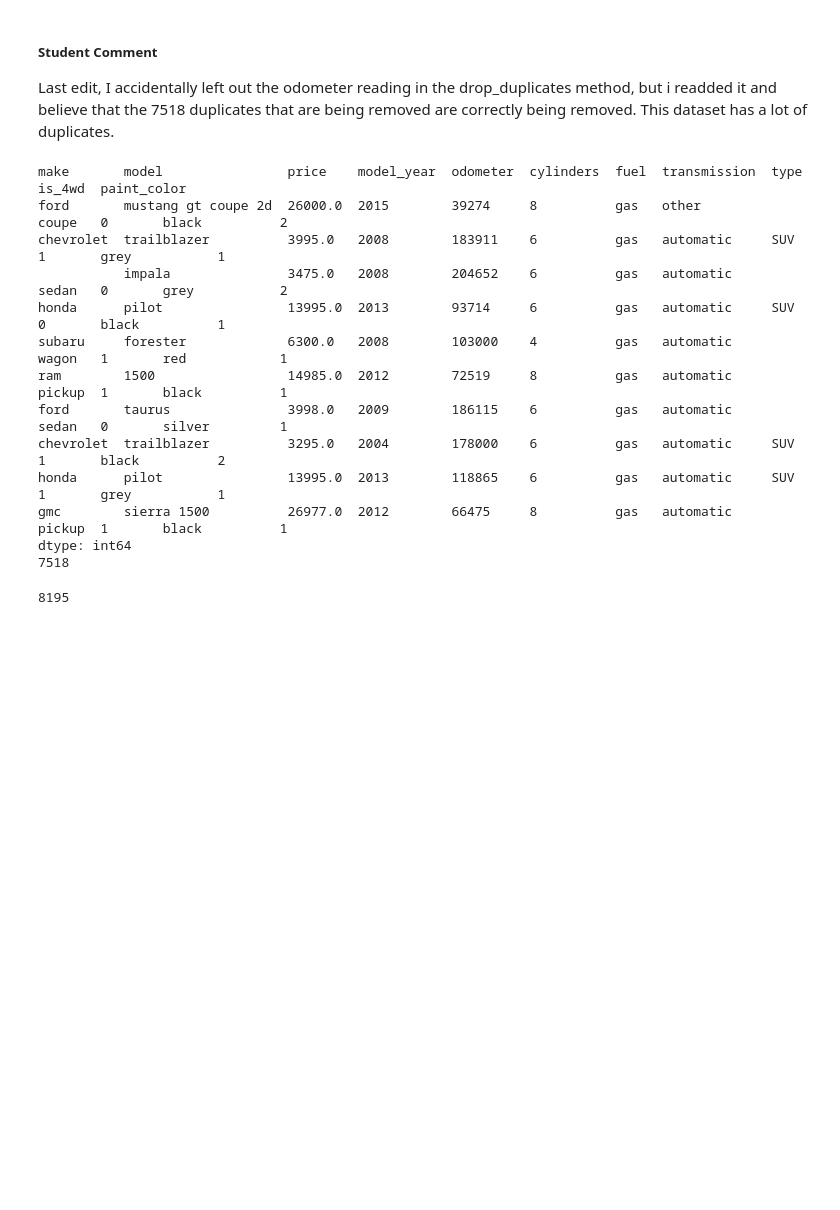
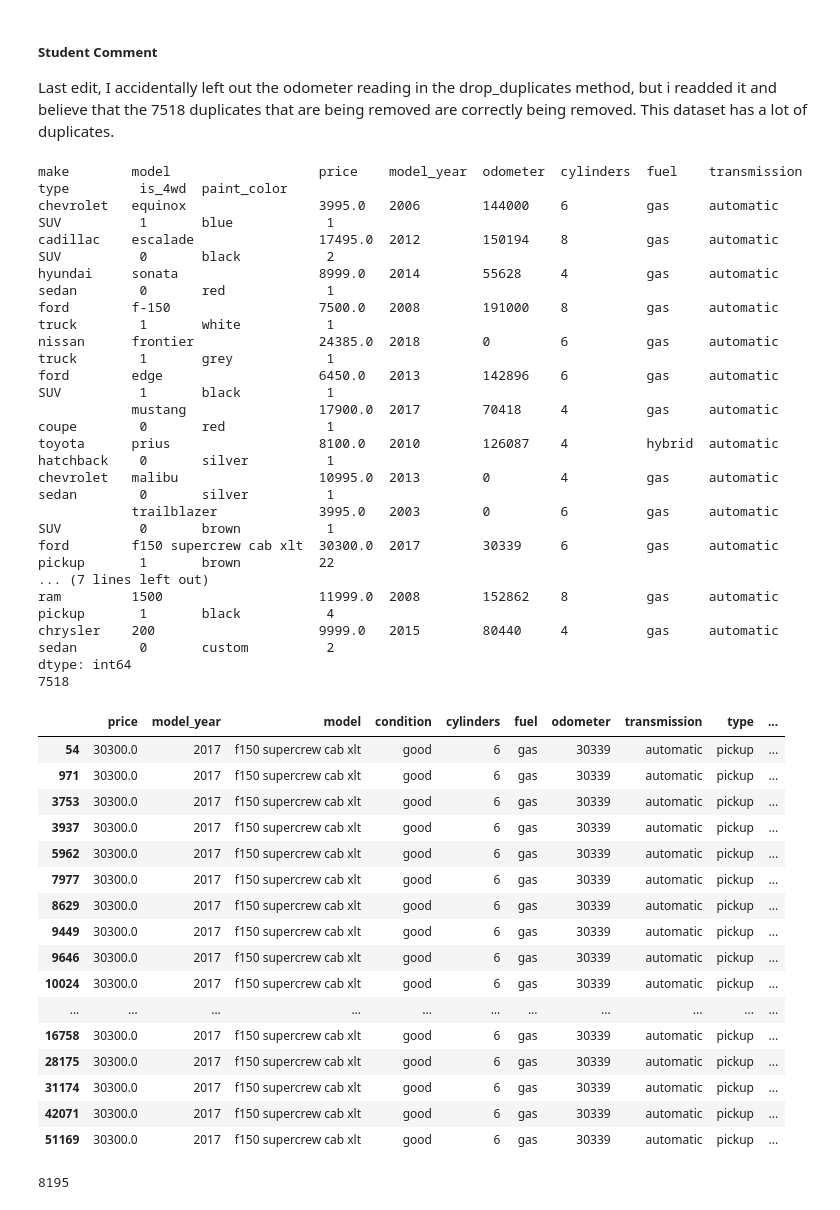
Before and after one commit to Thomas-Kulch/vehicles_project, a Jupyter notebook: notebooks/EDA.ipynb, the cells around one changed output. Cells and saved outputs as stored; diff of their text form; code cells hidden in the pictures; blank space fills up the shorter version.

Commit message:
Added duplicate research to confirm findings

```diff
--- a/notebooks/EDA.ipynb
+++ b/notebooks/EDA.ipynb
@@ -236,22 +236,47 @@ dup_value_counts = dup_rows.groupby(['make','model','price','model_year','odomet
 
 test = dup_value_counts.sum()
 
-print(dup_value_counts.sample(10))
+print(dup_value_counts.sample(20))
 print(test)
 # %% [output]
-make       model                price    model_year  odometer  cylinders  fuel  transmission  type    is_4wd  paint_color
-ford       mustang gt coupe 2d  26000.0  2015        39274     8          gas   other         coupe   0       black          2
-chevrolet  trailblazer          3995.0   2008        183911    6          gas   automatic     SUV     1       grey           1
-           impala               3475.0   2008        204652    6          gas   automatic     sedan   0       grey           2
-honda      pilot                13995.0  2013        93714     6          gas   automatic     SUV     0       black          1
-subaru     forester             6300.0   2008        103000    4          gas   automatic     wagon   1       red            1
-ram        1500                 14985.0  2012        72519     8          gas   automatic     pickup  1       black          1
-ford       taurus               3998.0   2009        186115    6          gas   automatic     sedan   0       silver         1
-chevrolet  trailblazer          3295.0   2004        178000    6          gas   automatic     SUV     1       black          2
-honda      pilot                13995.0  2013        118865    6          gas   automatic     SUV     1       grey           1
-gmc        sierra 1500          26977.0  2012        66475     8          gas   automatic     pickup  1       black          1
+make        model                   price    model_year  odometer  cylinders  fuel    transmission  type         is_4wd  paint_color
+chevrolet   equinox                 3995.0   2006        144000    6          gas     automatic     SUV          1       blue            1
+cadillac    escalade                17495.0  2012        150194    8          gas     automatic     SUV          0       black           2
+hyundai     sonata                  8999.0   2014        55628     4          gas     automatic     sedan        0       red             1
+ford        f-150                   7500.0   2008        191000    8          gas     automatic     truck        1       white           1
+nissan      frontier                24385.0  2018        0         6          gas     automatic     truck        1       grey            1
+ford        edge                    6450.0   2013        142896    6          gas     automatic     SUV          1       black           1
+            mustang                 17900.0  2017        70418     4          gas     automatic     coupe        0       red             1
+toyota      prius                   8100.0   2010        126087    4          hybrid  automatic     hatchback    0       silver          1
+chevrolet   malibu                  10995.0  2013        0         4          gas     automatic     sedan        0       silver          1
+            trailblazer             3995.0   2003        0         6          gas     automatic     SUV          0       brown           1
+ford        f150 supercrew cab xlt  30300.0  2017        30339     6          gas     automatic     pickup       1       brown          22
+... (7 lines left out)
+ram         1500                    11999.0  2008        152862    8          gas     automatic     pickup       1       black           4
+chrysler    200                     9999.0   2015        80440     4          gas     automatic     sedan        0       custom          2
 dtype: int64
 7518
+# %%
+#duplicate research
+df_raw.query('make == "ford" and model.str.contains("f150 supercrew cab xlt") and paint_color == "brown" and odometer == 30339 and price == 30300 and model_year == 2017')
+# %% [output]
+|  | price | model_year | model | condition | cylinders | fuel | odometer | transmission | type | ... |
+| 54 | 30300.0 | 2017 | f150 supercrew cab xlt | good | 6 | gas | 30339 | automatic | pickup | ... |
+| 971 | 30300.0 | 2017 | f150 supercrew cab xlt | good | 6 | gas | 30339 | automatic | pickup | ... |
+| 3753 | 30300.0 | 2017 | f150 supercrew cab xlt | good | 6 | gas | 30339 | automatic | pickup | ... |
+| 3937 | 30300.0 | 2017 | f150 supercrew cab xlt | good | 6 | gas | 30339 | automatic | pickup | ... |
+| 5962 | 30300.0 | 2017 | f150 supercrew cab xlt | good | 6 | gas | 30339 | automatic | pickup | ... |
+| 7977 | 30300.0 | 2017 | f150 supercrew cab xlt | good | 6 | gas | 30339 | automatic | pickup | ... |
+| 8629 | 30300.0 | 2017 | f150 supercrew cab xlt | good | 6 | gas | 30339 | automatic | pickup | ... |
+| 9449 | 30300.0 | 2017 | f150 supercrew cab xlt | good | 6 | gas | 30339 | automatic | pickup | ... |
+| 9646 | 30300.0 | 2017 | f150 supercrew cab xlt | good | 6 | gas | 30339 | automatic | pickup | ... |
+| 10024 | 30300.0 | 2017 | f150 supercrew cab xlt | good | 6 | gas | 30339 | automatic | pickup | ... |
+| ... | ... | ... | ... | ... | ... | ... | ... | ... | ... | ... |
+| 16758 | 30300.0 | 2017 | f150 supercrew cab xlt | good | 6 | gas | 30339 | automatic | pickup | ... |
+| 28175 | 30300.0 | 2017 | f150 supercrew cab xlt | good | 6 | gas | 30339 | automatic | pickup | ... |
+| 31174 | 30300.0 | 2017 | f150 supercrew cab xlt | good | 6 | gas | 30339 | automatic | pickup | ... |
+| 42071 | 30300.0 | 2017 | f150 supercrew cab xlt | good | 6 | gas | 30339 | automatic | pickup | ... |
+| 51169 | 30300.0 | 2017 | f150 supercrew cab xlt | good | 6 | gas | 30339 | automatic | pickup | ... |
 # %%
 #check for duplicates
 df_raw.duplicated(subset=['make','model','price','model_year','odometer','cylinders','fuel','transmission','type','is_4wd','paint_color']).sum()
```
Also changed, not shown: parts of 3 cells of this notebook.
